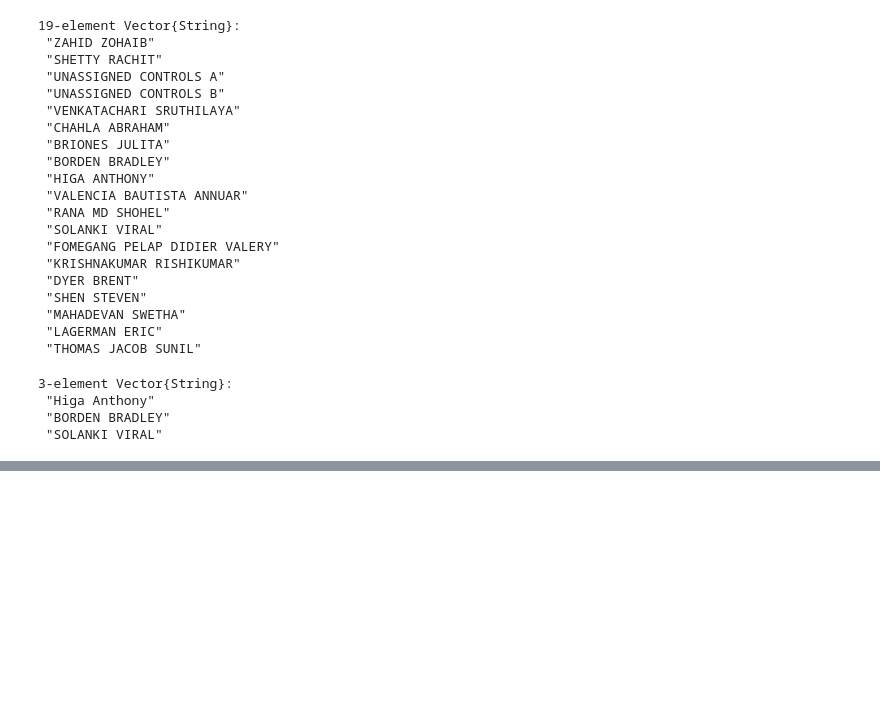
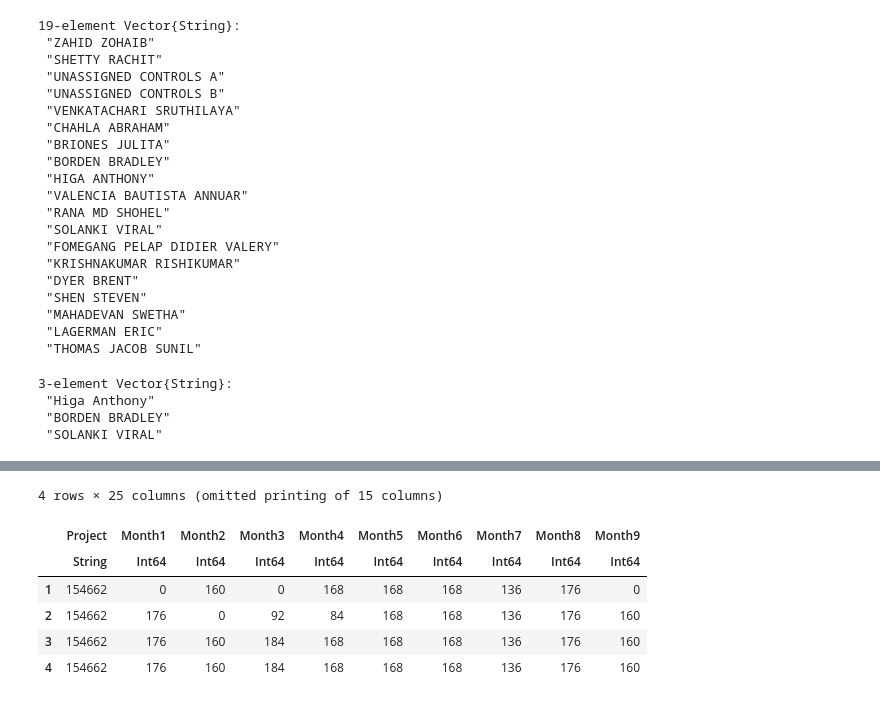
Before and after one commit to gjunqueira-sys/ResourceManagement.jl, a Jupyter notebook: src/sketchProject.ipynb, the cells around one changed output, grey strips where cells are left out. Cells and saved outputs as stored; diff of their text form; code cells hidden in the pictures; blank space fills up the shorter version.

Commit message:
fixed fetchAndWriteProjFinances

```diff
--- a/src/sketchProject.ipynb
+++ b/src/sketchProject.ipynb
@@ -283,3 +228,5 @@ getNamedResources(team1)
  "Higa Anthony"
  "BORDEN BRADLEY"
  "SOLANKI VIRAL"
+# %%
+dff = _prepProjectTableBeforeWrite(p154662, "SOLANKI VIRAL")
@@ -285,0 +238,10 @@ getNamedResources(team1)
+# %%
+append!(team1.FwdHoursForecast, dff)
+# %% [output]
+4 rows × 25 columns (omitted printing of 15 columns)
+|  | Project | Month1 | Month2 | Month3 | Month4 | Month5 | Month6 | Month7 | Month8 | Month9 |
+|  | String | Int64 | Int64 | Int64 | Int64 | Int64 | Int64 | Int64 | Int64 | Int64 |
+| 1 | 154662 | 0 | 160 | 0 | 168 | 168 | 168 | 136 | 176 | 0 |
+| 2 | 154662 | 176 | 0 | 92 | 84 | 168 | 168 | 136 | 176 | 160 |
+| 3 | 154662 | 176 | 160 | 184 | 168 | 168 | 168 | 136 | 176 | 160 |
+| 4 | 154662 | 176 | 160 | 184 | 168 | 168 | 168 | 136 | 176 | 160 |
```
Also changed, not shown: parts of 19 cells of this notebook, 5 other files.
